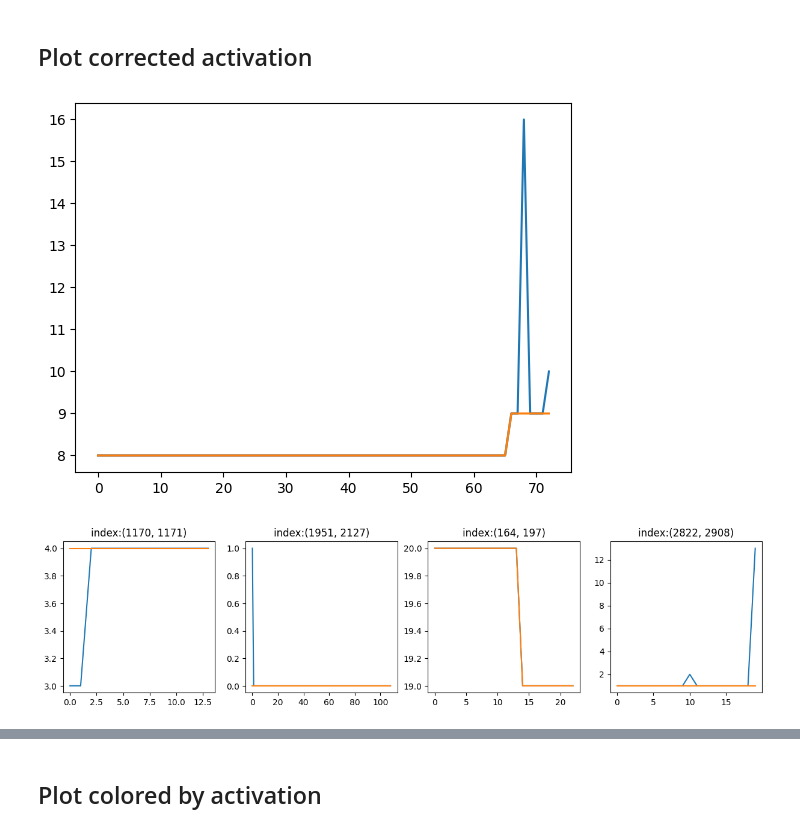
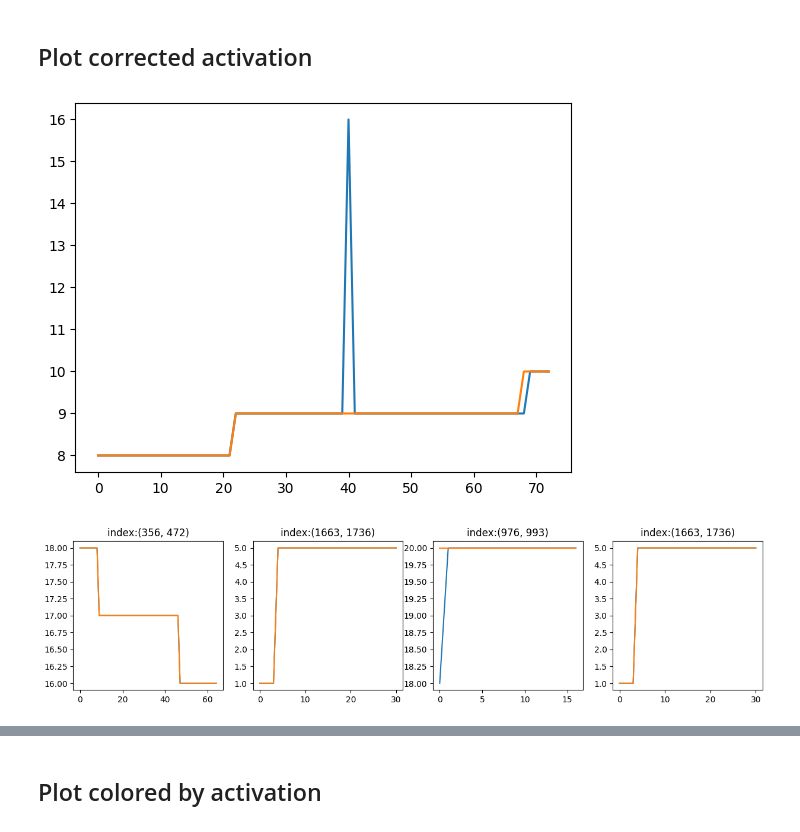
Before and after one commit to amin942001/STHype, a Jupyter notebook: examples/amftrack.ipynb, the cells around one changed output, grey strips where cells are left out. Saved outputs shown, nothing was run; the diff lists cells and outputs as text; code cells hidden in the pictures.

```diff
--- a/examples/amftrack.ipynb
+++ b/examples/amftrack.ipynb
@@ -92,14 +92,14 @@ Edge attributes : center initial_edge weight width pixels centers centers_distan
 # %%
 activations = []
 corrected_activations = []
-for node1, node2 in spatial_temporal_graph.get_edge_segments(2241, 2076):
+for node1, node2 in spatial_temporal_graph.get_initial_edge_edges(2241, 2076):
     activations.append(spatial_temporal_graph[node1][node2]['activation'])
     corrected_activations.append(spatial_temporal_graph[node1][node2]['corrected_activation'])
 
 plt.plot(activations)
 plt.plot(corrected_activations);
 # %% [output]
-[figure, old version]
+[figure, new version]
 # %%
 import random
 plt.figure(figsize=(15,15))
@@ -119,7 +119,7 @@ for i in range(4):
     plt.plot(corrected_activations)
     plt.title(f"index:{edges_to_plot[i]}")
 # %% [output]
-[figure, old version]
+[figure, new version]
 # %%
 from sthype.plot import plot_spatial_graph_node
 plot_spatial_graph_node(spatial_graphs[-1], 1942, area_size=1000, add_nodes=True);
```
Also changed, not shown: parts of 21 cells of this notebook, 2 other files.
